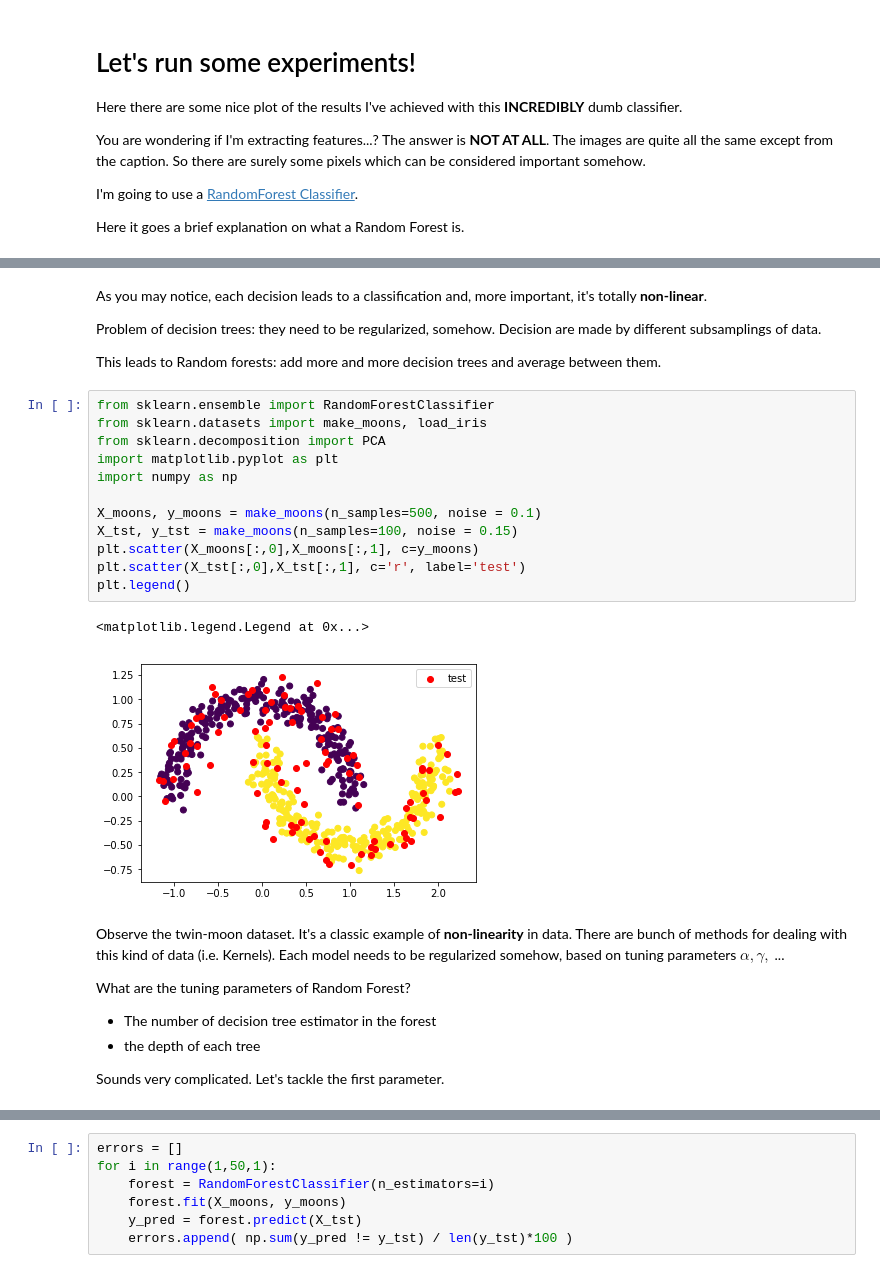
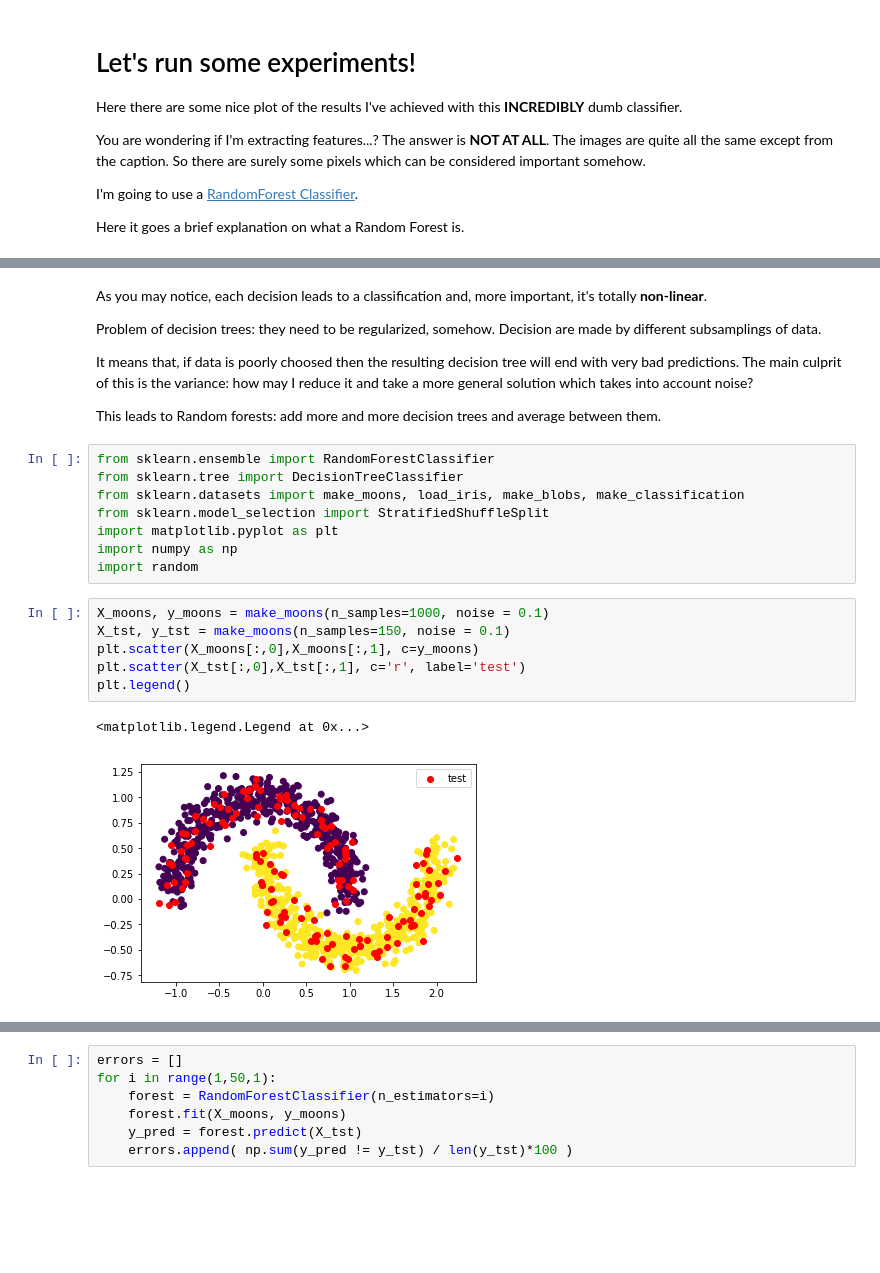
Before and after one commit to zangobot/FittingMemes, a Jupyter notebook: Why?.ipynb, the cells around one changed output, grey strips where cells are left out. Saved outputs shown, nothing was run; the diff lists cells and outputs as text; blank space fills up the shorter version.

Commit message:
Added explanation and results of RF + DT

```diff
--- a/Why?.ipynb
+++ b/Why?.ipynb
@@ -22,29 +22,23 @@ As you may notice, each decision leads to a classification and, more important,
 
 Problem of decision trees: they need to be regularized, somehow. Decision are made by different subsamplings of data.
 
+It means that, if data is poorly choosed then the resulting decision tree will end with very bad predictions. The main culprit of this is the variance: how may I reduce it and take a more general solution which takes into account noise?
+
 This leads to Random forests: add more and more decision trees and average between them.
+# %%
+from sklearn.ensemble import RandomForestClassifier
+from sklearn.tree import DecisionTreeClassifier
+from sklearn.datasets import make_moons, load_iris, make_blobs, make_classification
+from sklearn.model_selection import StratifiedShuffleSplit
+import matplotlib.pyplot as plt
+import numpy as np
+import random
 # %%
-from sklearn.ensemble import RandomForestClassifier
-from sklearn.datasets import make_moons, load_iris
-from sklearn.decomposition import PCA
-import matplotlib.pyplot as plt
-import numpy as np
-
-X_moons, y_moons = make_moons(n_samples=500, noise = 0.1)
-X_tst, y_tst = make_moons(n_samples=100, noise = 0.15)
+X_moons, y_moons = make_moons(n_samples=1000, noise = 0.1)
+X_tst, y_tst = make_moons(n_samples=150, noise = 0.1)
 plt.scatter(X_moons[:,0],X_moons[:,1], c=y_moons)
 plt.scatter(X_tst[:,0],X_tst[:,1], c='r', label='test')
 plt.legend()
 # %% [output]
 <matplotlib.legend.Legend at 0x...>
-[figure, old version]
+[figure, new version]
-# %% [markdown]
-Observe the twin-moon dataset. It's a classic example of **non-linearity** in data.
-There are bunch of methods for dealing with this kind of data (i.e. Kernels).
-Each model needs to be regularized somehow, based on tuning parameters $\alpha, \gamma,$ ...
-
-What are the tuning parameters of Random Forest?
-* The number of decision tree estimator in the forest
-* the depth of each tree
-
-Sounds very complicated. Let's tackle the first parameter.
```
Also changed, not shown: parts of 8 cells of this notebook.
